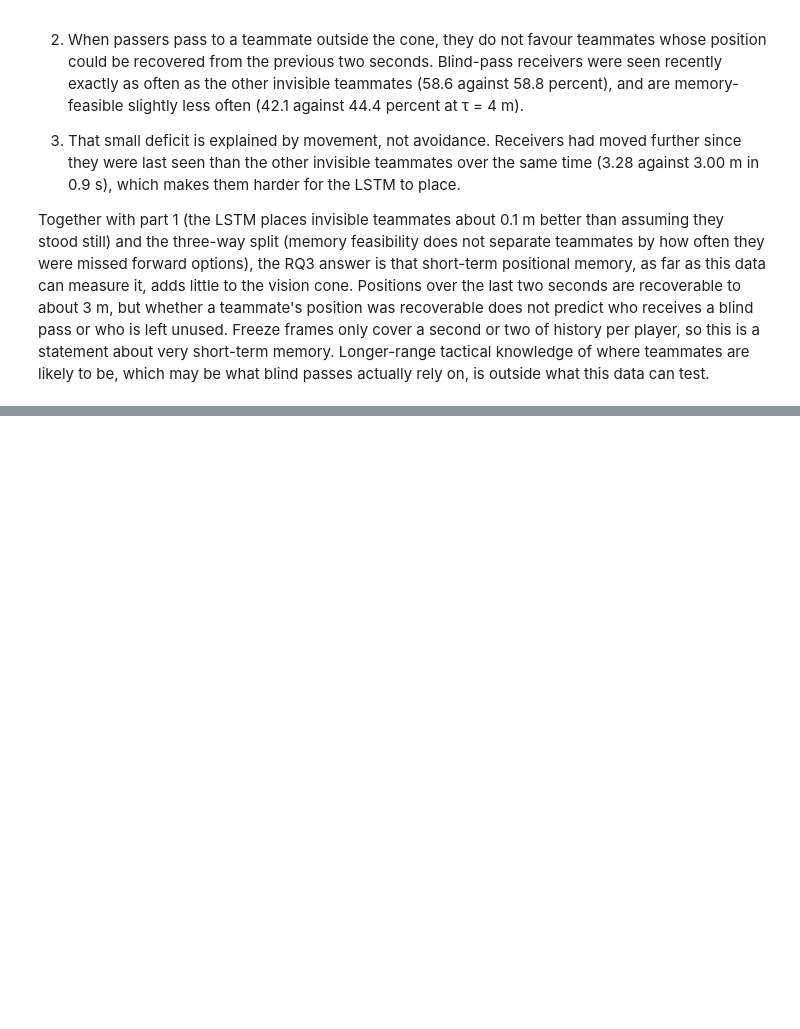
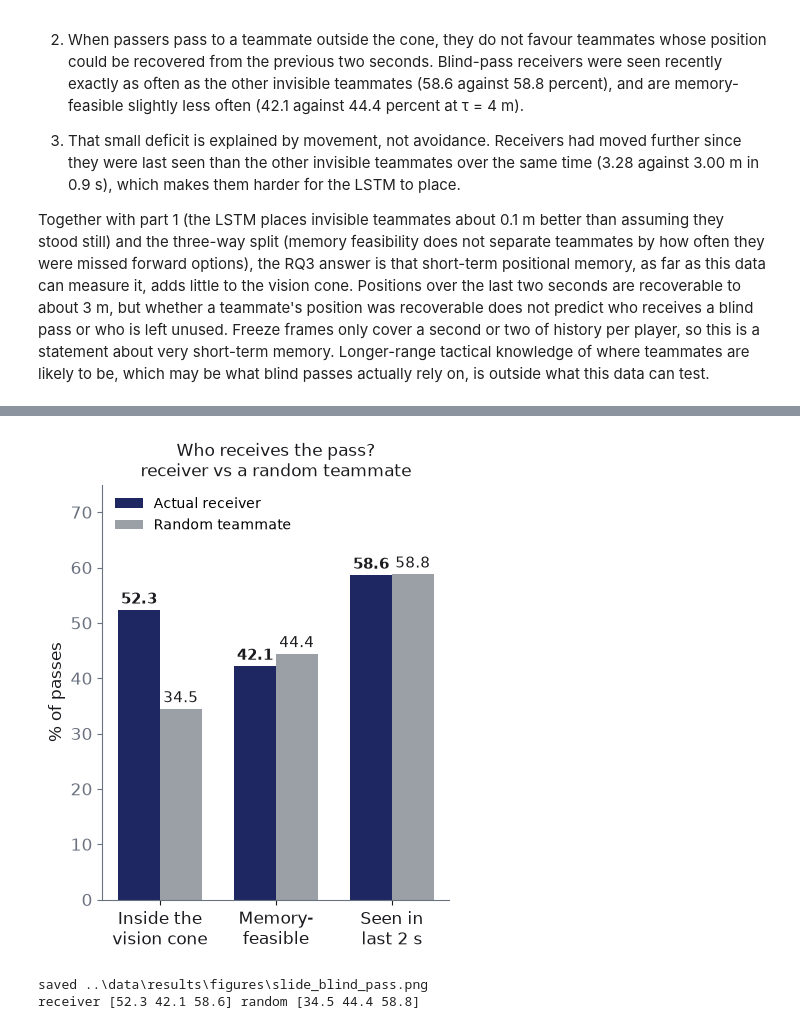
Before and after one commit to Raeesa12/perception-aware-passing-in-football, a Jupyter notebook: notebooks/layer3_blind_passes.ipynb, the cells around one changed output, grey strips where cells are left out. Cells and saved outputs as stored; diff of their text form; code cells hidden in the pictures; blank space fills up the shorter version.

Commit message:
Fix xT units, add risk-adjusted and context RQ2, presentation figures

```diff
--- a/notebooks/layer3_blind_passes.ipynb
+++ b/notebooks/layer3_blind_passes.ipynb
@@ -656,0 +697,30 @@ Together with part 1 (the LSTM places invisible teammates about 0.1 m better tha
+# %%
+# Blind-pass chart: actual receiver against a random teammate on the same pass.
+# Uses cands, inv and blind_pass_test from the cells above (run those first).
+# Only the point estimates are needed here, so a small number of bootstrap draws is enough.
+tests = [('Inside the\nvision cone', cands, 'visible_flag'),
+         ('Memory-\nfeasible', inv, 'feasible_4'),
+         ('Seen in\nlast 2 s', inv, 'has_history')]
+res = [blind_pass_test(d, flag, n_boot=200) for _, d, flag in tests]
+obs = [100 * r['observed_share'] for r in res]
+exp = [100 * r['expected_share'] for r in res]
+
+fig, ax = plt.subplots(figsize=(4.48, 5.39))
+x, w = np.arange(3), 0.36
+ax.bar(x - w / 2, obs, w, color=NAVY, label='Actual receiver')
+ax.bar(x + w / 2, exp, w, color=GREY, label='Random teammate')
+for i in range(3):
+    ax.text(x[i] - w / 2, obs[i] + 1.2, f'{obs[i]:.1f}', ha='center', fontsize=11, fontweight='bold', color=TXT)
+    ax.text(x[i] + w / 2, exp[i] + 1.2, f'{exp[i]:.1f}', ha='center', fontsize=11, color=TXT)
+ax.set_xticks(x)
+ax.set_xticklabels([t[0] for t in tests])
+ax.set_ylim(0, 75)
+ax.set_ylabel('% of passes')
+ax.legend(frameon=False, loc='upper left', fontsize=10)
+ax.set_title('Who receives the pass?\nreceiver vs a random teammate', fontsize=12, color=TXT)
+save_fig(fig, 'slide_blind_pass.png')
+print('receiver', np.round(obs, 1), 'random', np.round(exp, 1))
+# %% [output]
+[figure, added]
+saved ..\data\results\figures\slide_blind_pass.png
+receiver [52.3 42.1 58.6] random [34.5 44.4 58.8]
```
Also changed, not shown: parts of 3 cells of this notebook, 5 other files.
